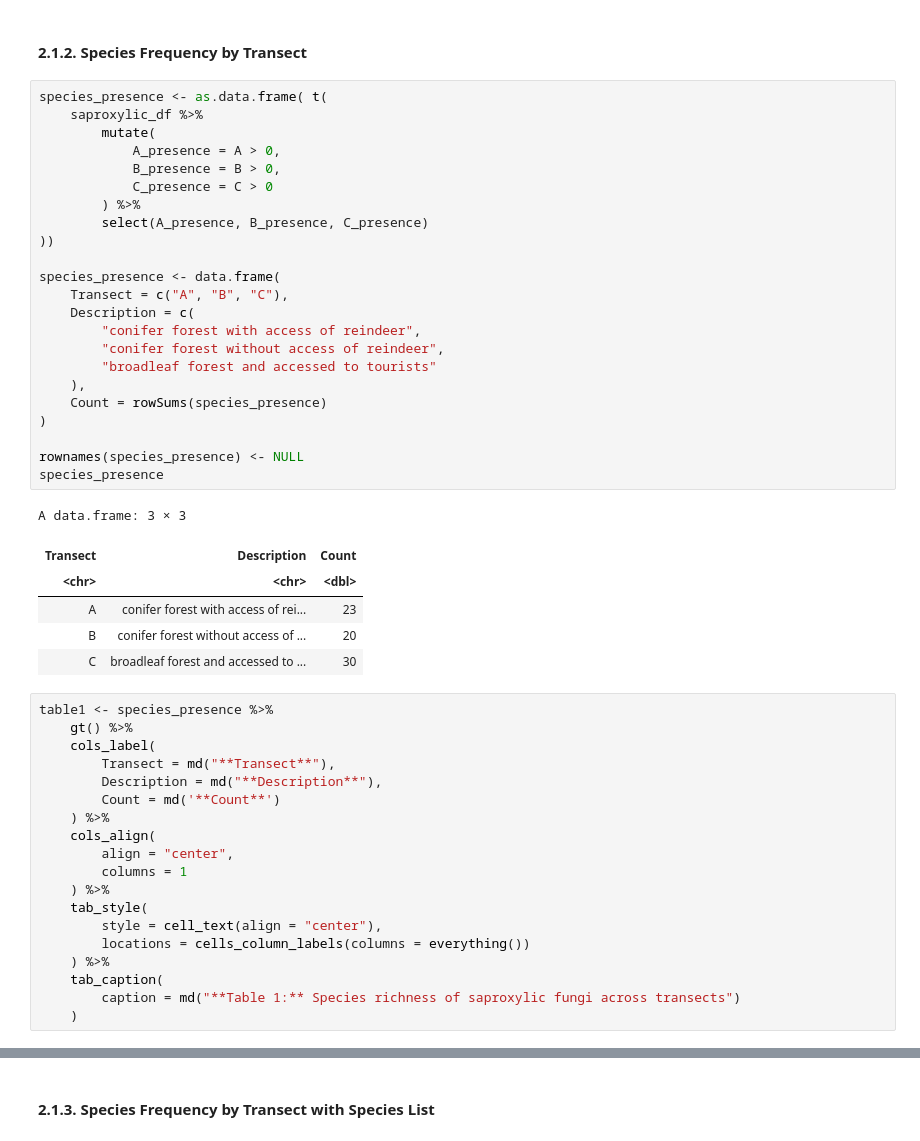
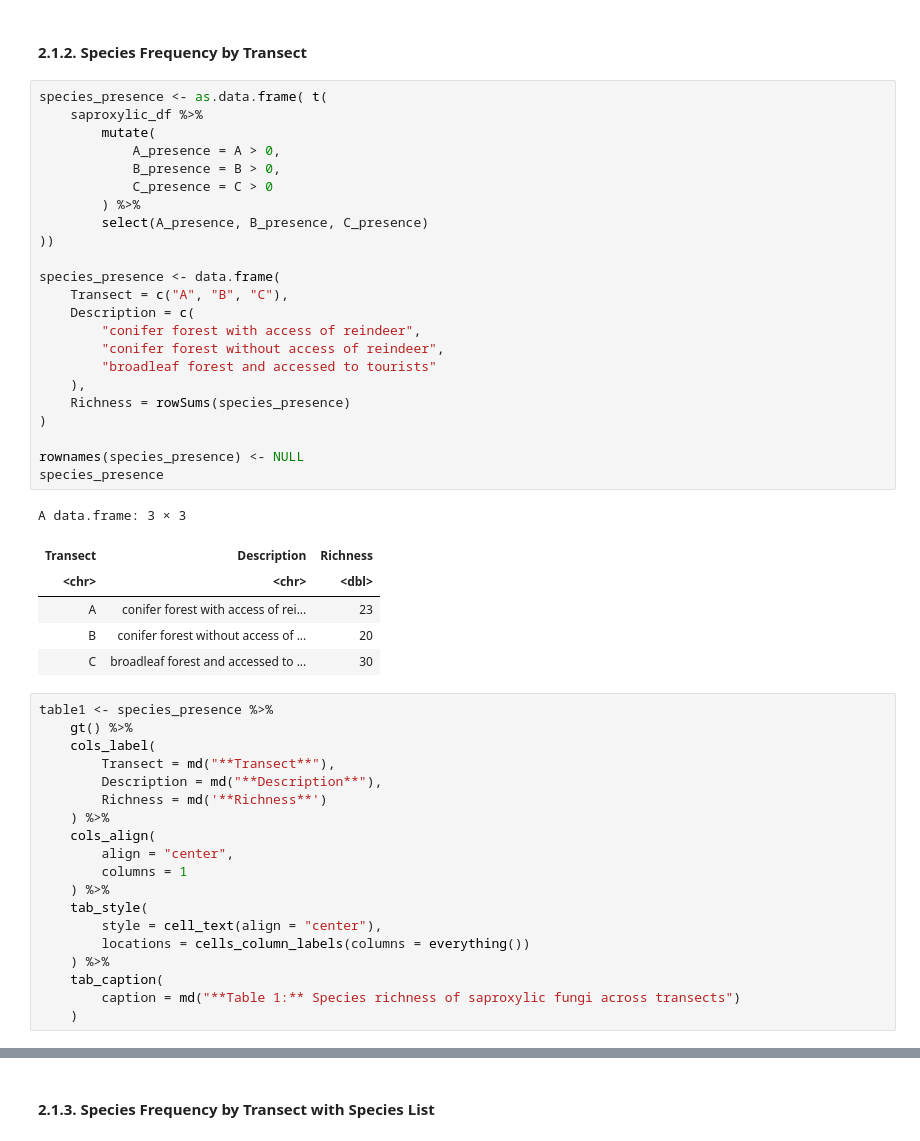
Before and after one commit to joelclim/oulanka-mycopins, a Jupyter notebook: notebooks/1-Exploratory-Data-Analysis.ipynb, the cells around one changed output, grey strips where cells are left out. Cells and saved outputs as stored; diff of their text form.

```diff
--- a/notebooks/1-Exploratory-Data-Analysis.ipynb
+++ b/notebooks/1-Exploratory-Data-Analysis.ipynb
@@ -287,29 +278,29 @@ There are 42 saproxylic fungi across 3 transects:
 # %%
 species_presence <- as.data.frame( t(
     saproxylic_df %>%
         mutate(
             A_presence = A > 0,
             B_presence = B > 0,
             C_presence = C > 0
         ) %>%
         select(A_presence, B_presence, C_presence)
 ))
 
 species_presence <- data.frame(
     Transect = c("A", "B", "C"),
     Description = c(
         "conifer forest with access of reindeer",
         "conifer forest without access of reindeer",
         "broadleaf forest and accessed to tourists"
     ),
-    Count = rowSums(species_presence)
+    Richness = rowSums(species_presence)
 )
 
 rownames(species_presence) <- NULL
 species_presence
 # %% [output]
 A data.frame: 3 × 3
-| Transect | Description | Count |
+| Transect | Description | Richness |
 | <chr> | <chr> | <dbl> |
 | A | conifer forest with access of rei... | 23 |
 | B | conifer forest without access of ... | 20 |
@@ -320,7 +311,7 @@ table1 <- species_presence %>%
     cols_label(
         Transect = md("**Transect**"),
         Description = md("**Description**"),
-        Count = md('**Count**')
+        Richness = md('**Richness**')
     ) %>%
     cols_align(
         align = "center",
```
Also changed, not shown: parts of 7 cells of this notebook, 5 other files.
